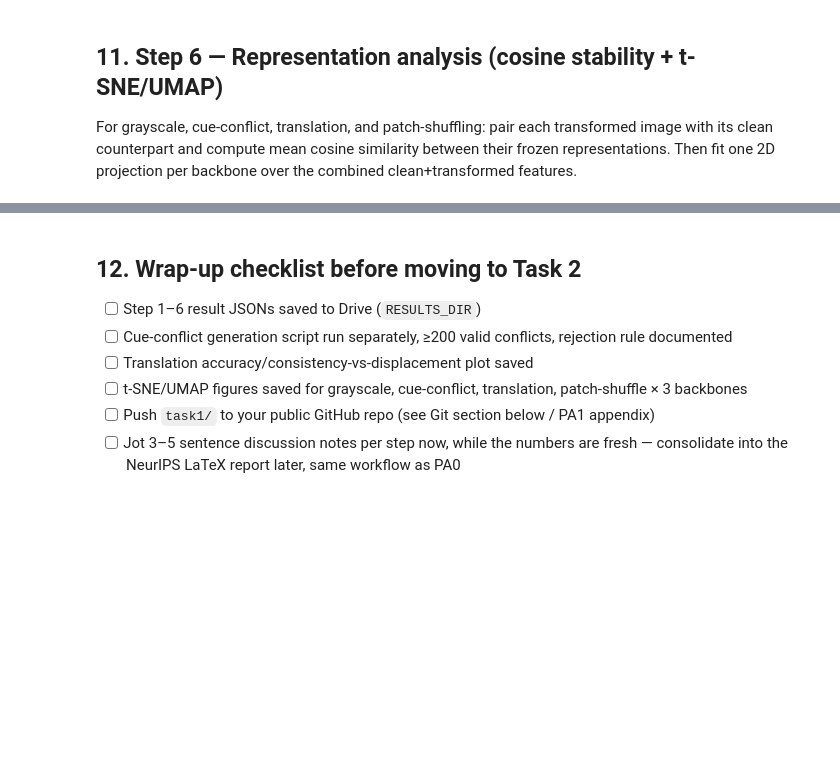
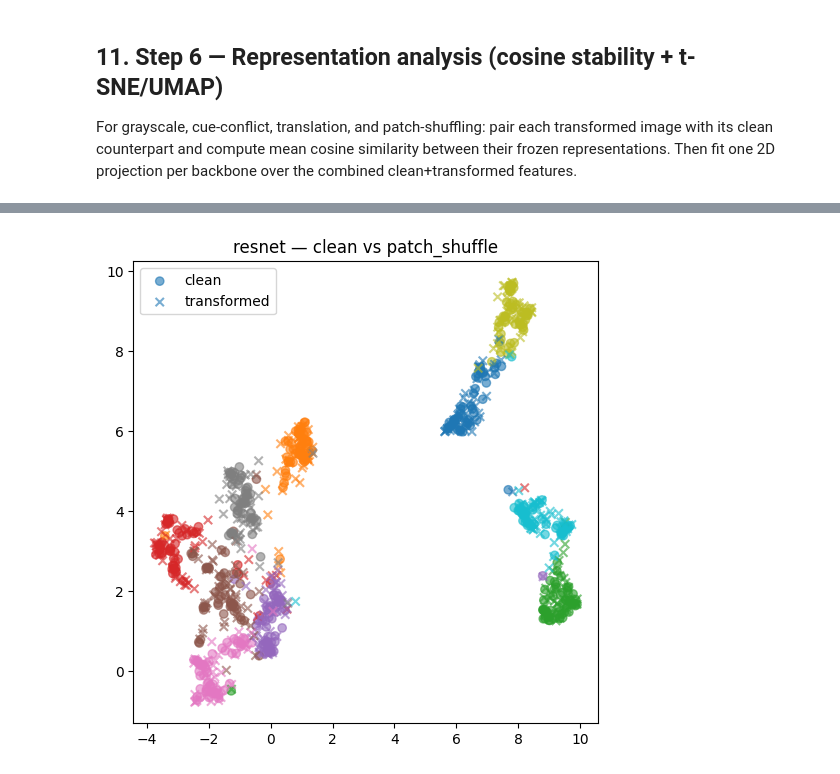
Before and after one commit to sayim665/atml-pa1, a Jupyter notebook: task1/ATML_PA1_Task1_skeleton.ipynb, the cells around one changed output, grey strips where cells are left out. Cells and saved outputs as stored; diff of their text form; code cells hidden in the pictures; blank space fills up the shorter version.

Commit message:
Task 1 complete

```diff
--- a/task1/ATML_PA1_Task1_skeleton.ipynb
+++ b/task1/ATML_PA1_Task1_skeleton.ipynb
@@ -549,0 +866,20 @@ with open(os.path.join(RESULTS_DIR, "step6_representation_stability.json"), "w")
+# %%
+@torch.no_grad()
+def cue_conflict_cosine_stability(model_name, manifest_records, batch_size=BATCH_SIZE):
+    sims = []
+    for i in range(0, len(manifest_records), batch_size):
+        chunk = manifest_records[i:i+batch_size]
+        stylized_imgs = torch.stack([base_transform(Image.open(r["path"]).convert("RGB")) for r in chunk])
+        content_imgs = torch.stack([base_transform(Image.open(r["content_path"]).convert("RGB")) for r in chunk])
+        clean_f = extract_features(model_name, content_imgs)
+        stylized_f = extract_features(model_name, stylized_imgs)
+        cos = F.cosine_similarity(clean_f, stylized_f, dim=-1)
+        sims.append(cos.cpu())
+    return torch.cat(sims).mean().item()
+
+for name in ["resnet", "vit", "clip"]:
+    rep_stability[name]["cue_conflict"] = cue_conflict_cosine_stability(name, manifest)
+
+print(json.dumps(rep_stability, indent=2))
+with open(os.path.join(RESULTS_DIR, "step6_representation_stability.json"), "w") as f:
+    json.dump(rep_stability, f, indent=2)
@@ -558,41 +915,33 @@ def collect_clean_and_transformed(model_name, loader, transform_fn):
         clean_feats.append(extract_features(model_name, imgs).cpu())
         trans_feats.append(extract_features(model_name, transform_fn(imgs)).cpu())
         labels.append(ys)
     return torch.cat(clean_feats).numpy(), torch.cat(trans_feats).numpy(), torch.cat(labels).numpy()
 
 # TODO (experimental-design choice): pick t-SNE or UMAP and justify your settings (perplexity / n_neighbors etc.)
 def project_2d(features, method="umap", seed=SEED):
     if method == "umap":
         reducer = umap.UMAP(random_state=seed, n_neighbors=15, min_dist=0.1)
     else:
         from sklearn.manifold import TSNE
         reducer = TSNE(random_state=seed, perplexity=30)
     return reducer.fit_transform(features)
 
 def plot_clean_vs_transformed(model_name, transform_name, transform_fn, loader):
     clean_f, trans_f, labels = collect_clean_and_transformed(model_name, loader, transform_fn)
     combined = np.concatenate([clean_f, trans_f], axis=0)
     proj = project_2d(combined, method="umap")
     n = len(clean_f)
     proj_clean, proj_trans = proj[:n], proj[n:]
 
     fig, ax = plt.subplots(figsize=(6,6))
     scatter1 = ax.scatter(proj_clean[:,0], proj_clean[:,1], c=labels, cmap="tab10", marker="o", alpha=0.6, label="clean")
     scatter2 = ax.scatter(proj_trans[:,0], proj_trans[:,1], c=labels, cmap="tab10", marker="x", alpha=0.6, label="transformed")
     ax.set_title(f"{model_name} — clean vs {transform_name}")
     ax.legend()
     plt.savefig(os.path.join(RESULTS_DIR, f"tsne_{model_name}_{transform_name}.png"), dpi=150, bbox_inches="tight")
     plt.show()
 
 # Example call — repeat for each backbone x required intervention combo you need for the report:
-# plot_clean_vs_transformed("resnet", "patch_shuffle", patch_shuffle, eval_loader)
+plot_clean_vs_transformed("resnet", "patch_shuffle", patch_shuffle, eval_loader)
+# %% [output]
+[figure, added]
-# %% [markdown]
-## 12. Wrap-up checklist before moving to Task 2
-
-- [ ] Step 1–6 result JSONs saved to Drive (`RESULTS_DIR`)
-- [ ] Cue-conflict generation script run separately, ≥200 valid conflicts, rejection rule documented
-- [ ] Translation accuracy/consistency-vs-displacement plot saved
-- [ ] t-SNE/UMAP figures saved for grayscale, cue-conflict, translation, patch-shuffle × 3 backbones
-- [ ] Push `task1/` to your public GitHub repo (see Git section below / PA1 appendix)
-- [ ] Jot 3–5 sentence discussion notes per step now, while the numbers are fresh — consolidate into
-      the NeurIPS LaTeX report later, same workflow as PA0
```
Also changed, not shown: parts of 19 cells of this notebook.
